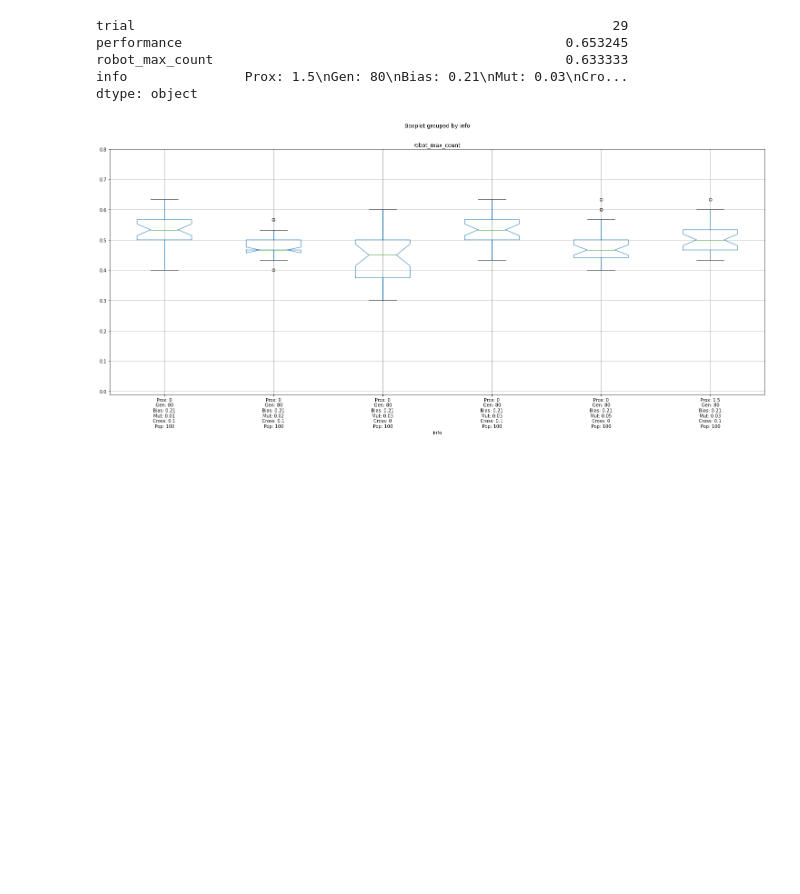
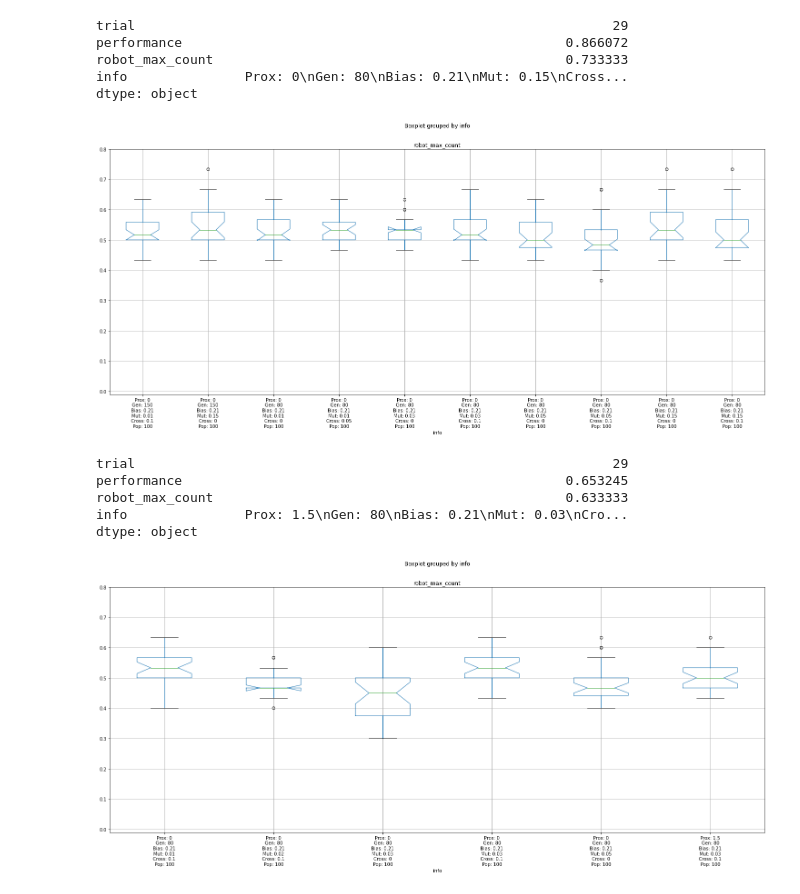
Before and after one commit to petretiandrea/progetto-robotici, a Jupyter notebook: robotics-viz/visualization.ipynb, the cells around one changed output. Cells and saved outputs as stored; diff of their text form; code cells hidden in the pictures; blank space fills up the shorter version.

```diff
--- a/robotics-viz/visualization.ipynb
+++ b/robotics-viz/visualization.ipynb
@@ -112,3 +154,21 @@ compare_avg_fitness("performance/archivied/evolve_12-03_19-06_nodes50_k3_p100_g8
+# %%
+plot_test2("performance/archivied/test_12-07_12-15_nodes50_k3_p100_g80_pM0.03_pC0.1_el5_bias0.21_prox0_trials3",
+          "performance/archivied/test_12-07_14-35_nodes50_k3_p100_g80_pM0.03_pC0_el5_bias0.21_prox0_trials3",
+          "performance/archivied/test_12-07_16-32_nodes50_k3_p100_g80_pM0.15_pC0_el5_bias0.21_prox0_trials3",
+          "performance/archivied/test_12-07_18-26_nodes50_k3_p100_g80_pM0.15_pC0.1_el5_bias0.21_prox0_trials3",
+          "performance/archivied/test_12-07_20-52_nodes50_k3_p100_g80_pM0.05_pC0_el5_bias0.21_prox0_trials3",
+          "performance/archivied/test_12-07_22-55_nodes50_k3_p100_g80_pM0.05_pC0.1_el5_bias0.21_prox0_trials3",
+          "performance/archivied/test_12-08_16-15_nodes50_k3_p100_g150_pM0.15_pC0_el5_bias0.21_prox0_trials3",
+          "performance/archivied/test_12-09_00-40_nodes50_k3_p100_g80_pM0.01_pC0_el5_bias0.21_prox0_trials3",
+          "performance/archivied/test_12-09_09-23_nodes50_k3_p100_g80_pM0.01_pC0.05_el5_bias0.21_prox0_trials3",
+          "performance/archivied/test_12-09_18-18_nodes50_k3_p100_g150_pM0.01_pC0.1_el5_bias0.21_prox0_trials3")
+# %% [output]
+trial                                                             29
+performance                                                 0.866072
+robot_max_count                                             0.733333
+info               Prox: 0\nGen: 80\nBias: 0.21\nMut: 0.15\nCross...
+dtype: object
+[figure, added]
 # %%
 plot_test2("performance/archivied/test_12-03_19-06_nodes50_k3_p100_g80_pM0.05_pC0_el5_bias0.21_prox0_trials3",
            "performance/archivied/test_12-02_21-56_nodes50_k3_p100_g80_pM0.03_pC0.1_el5_bias0.21_prox0_trials3",
```
Also changed, not shown: parts of 11 cells of this notebook, 5 other files.
